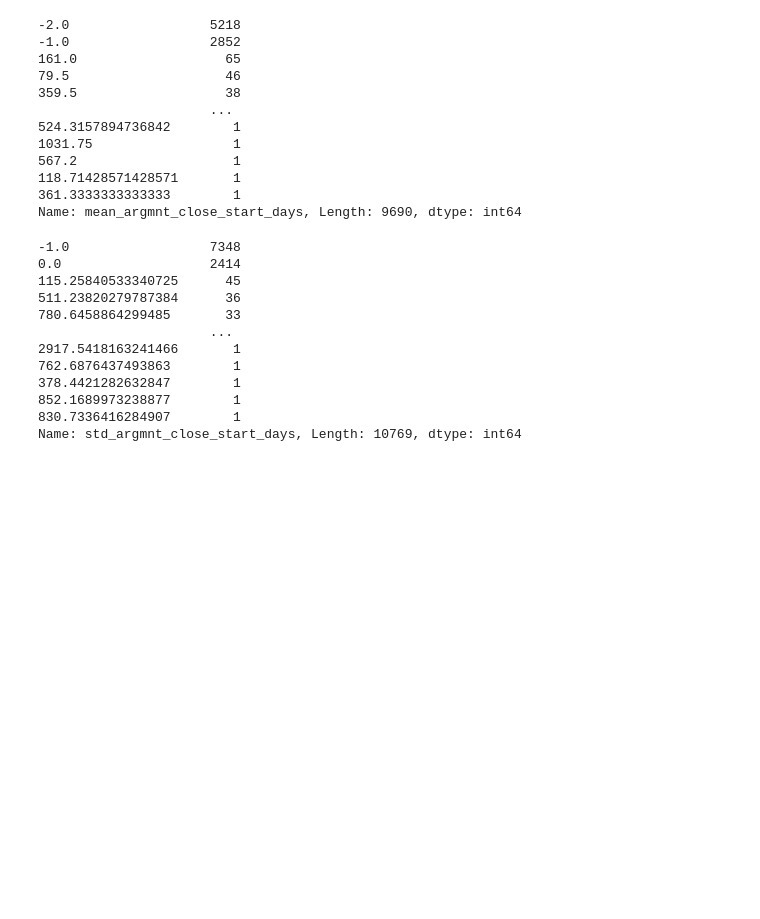
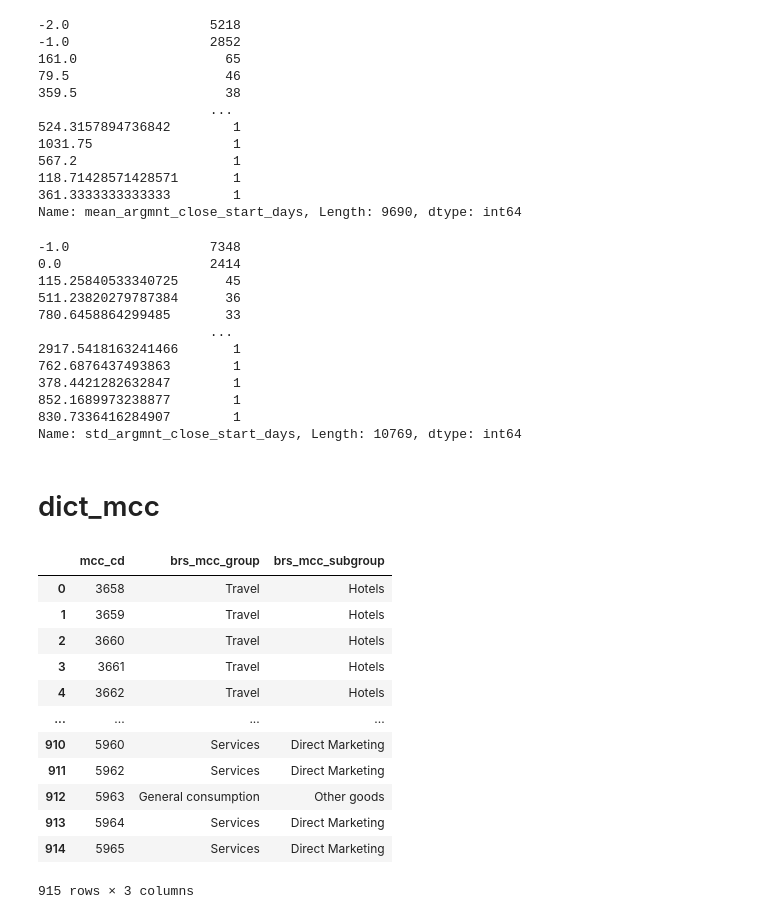
Before and after one commit to artkulak/idao-2021-finals, a Jupyter notebook: EDA-FE-kovalev.ipynb, the cells around one changed output. Drawn from its saved outputs; the diff is of its cells as text; code cells hidden in the pictures; blank space fills up the shorter version.

Commit message:
added dict_mcc features

```diff
--- a/EDA-FE-kovalev.ipynb
+++ b/EDA-FE-kovalev.ipynb
@@ -1841,3 +1841,21 @@ data['std_argmnt_close_start_days'].value_counts()
 852.1689973238877        1
 830.7336416284907        1
 Name: std_argmnt_close_start_days, Length: 10769, dtype: int64
+# %% [markdown]
+# dict_mcc
+# %%
+dict_merchant_category_code
+# %% [output]
+|  | mcc_cd | brs_mcc_group | brs_mcc_subgroup |
+| 0 | 3658 | Travel | Hotels |
+| 1 | 3659 | Travel | Hotels |
+| 2 | 3660 | Travel | Hotels |
+| 3 | 3661 | Travel | Hotels |
+| 4 | 3662 | Travel | Hotels |
+| ... | ... | ... | ... |
+| 910 | 5960 | Services | Direct Marketing |
+| 911 | 5962 | Services | Direct Marketing |
+| 912 | 5963 | General consumption | Other goods |
+| 913 | 5964 | Services | Direct Marketing |
+| 914 | 5965 | Services | Direct Marketing |
+915 rows × 3 columns
```
Also changed, not shown: parts of 10 cells of this notebook, 1 other file.
